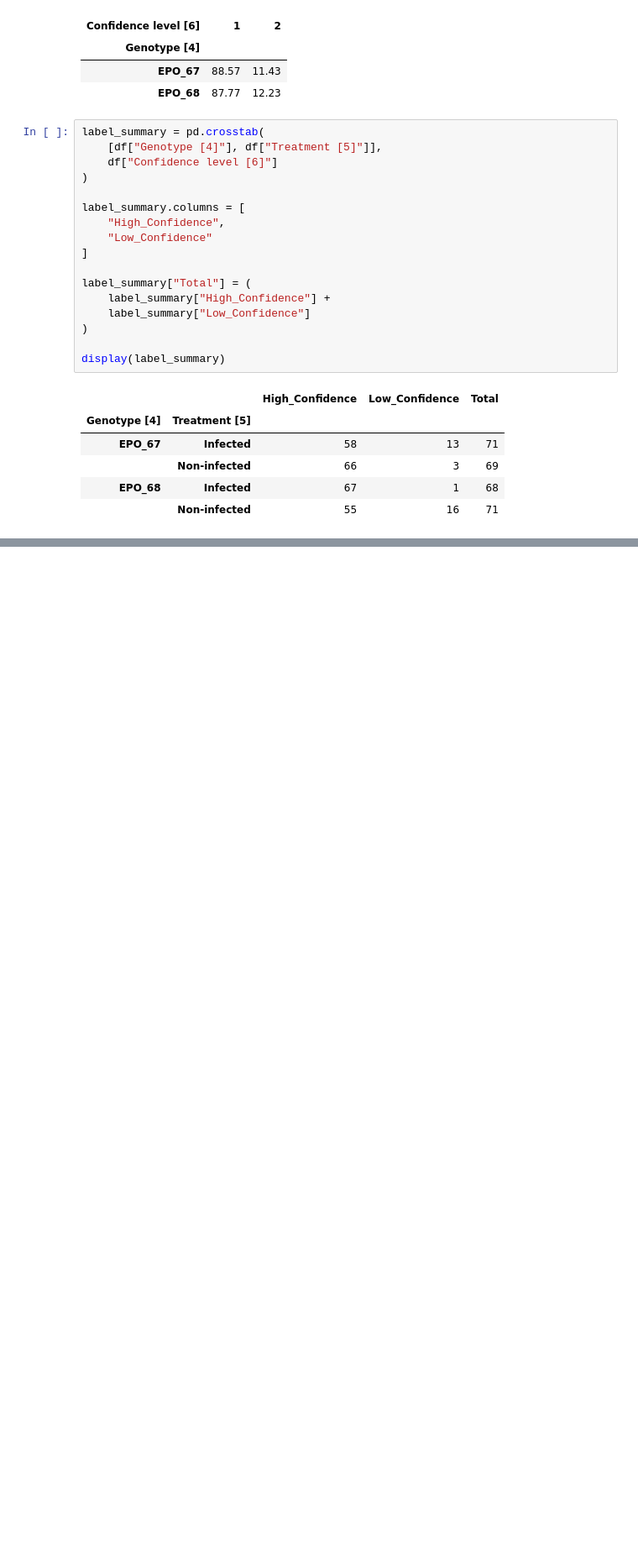
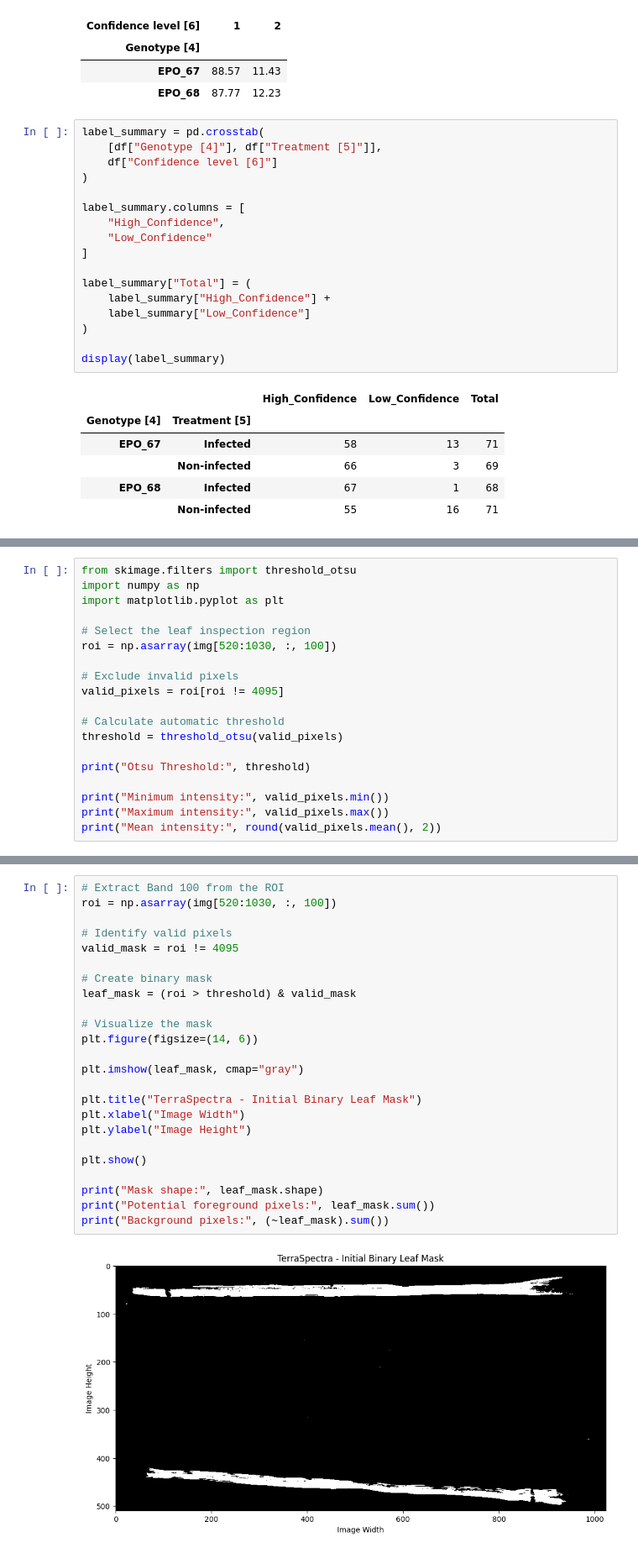
Before and after one commit to megha-0066/TerraSpectra, a Jupyter notebook: TeraSpectra.ipynb, the cells around one changed output, grey strips where cells are left out. Shown at 84% size. Cells and saved outputs as stored; diff of their text form; blank space fills up the shorter version.

```diff
--- a/TeraSpectra.ipynb
+++ b/TeraSpectra.ipynb
@@ -922,0 +1106,19 @@ display(label_summary)
+# %%
+from skimage.filters import threshold_otsu
+import numpy as np
+import matplotlib.pyplot as plt
+
+# Select the leaf inspection region
+roi = np.asarray(img[520:1030, :, 100])
+
+# Exclude invalid pixels
+valid_pixels = roi[roi != 4095]
+
+# Calculate automatic threshold
+threshold = threshold_otsu(valid_pixels)
+
+print("Otsu Threshold:", threshold)
+
+print("Minimum intensity:", valid_pixels.min())
+print("Maximum intensity:", valid_pixels.max())
+print("Mean intensity:", round(valid_pixels.mean(), 2))
@@ -922,0 +1130,26 @@ display(label_summary)
+# %%
+# Extract Band 100 from the ROI
+roi = np.asarray(img[520:1030, :, 100])
+
+# Identify valid pixels
+valid_mask = roi != 4095
+
+# Create binary mask
+leaf_mask = (roi > threshold) & valid_mask
+
+# Visualize the mask
+plt.figure(figsize=(14, 6))
+
+plt.imshow(leaf_mask, cmap="gray")
+
+plt.title("TerraSpectra - Initial Binary Leaf Mask")
+plt.xlabel("Image Width")
+plt.ylabel("Image Height")
+
+plt.show()
+
+print("Mask shape:", leaf_mask.shape)
+print("Potential foreground pixels:", leaf_mask.sum())
+print("Background pixels:", (~leaf_mask).sum())
+# %% [output]
+[figure, added]
```
Also changed, not shown: parts of 24 cells of this notebook.
